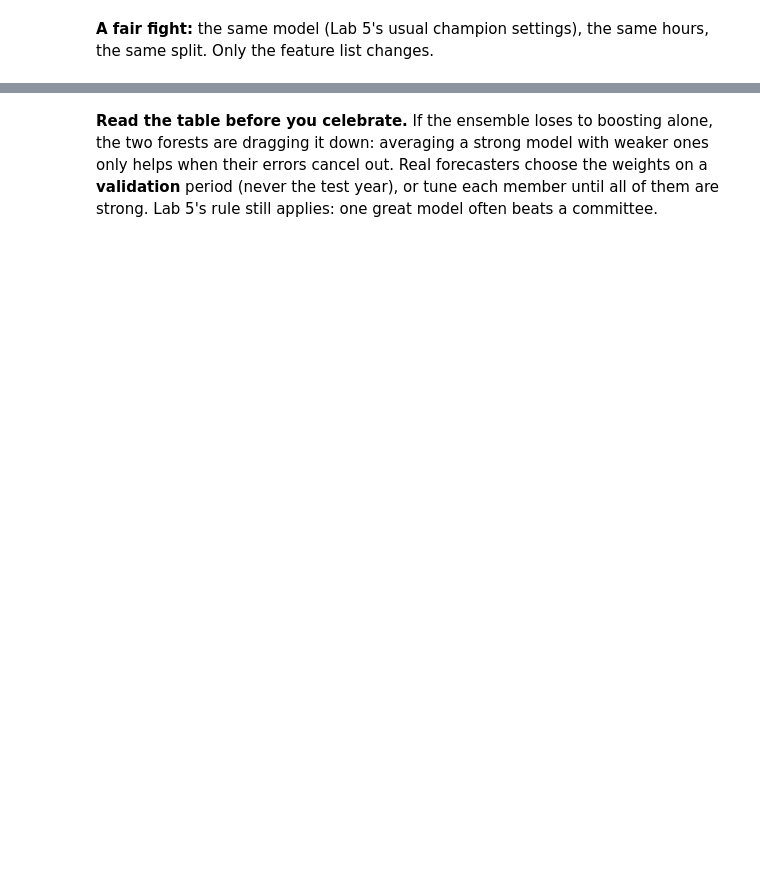
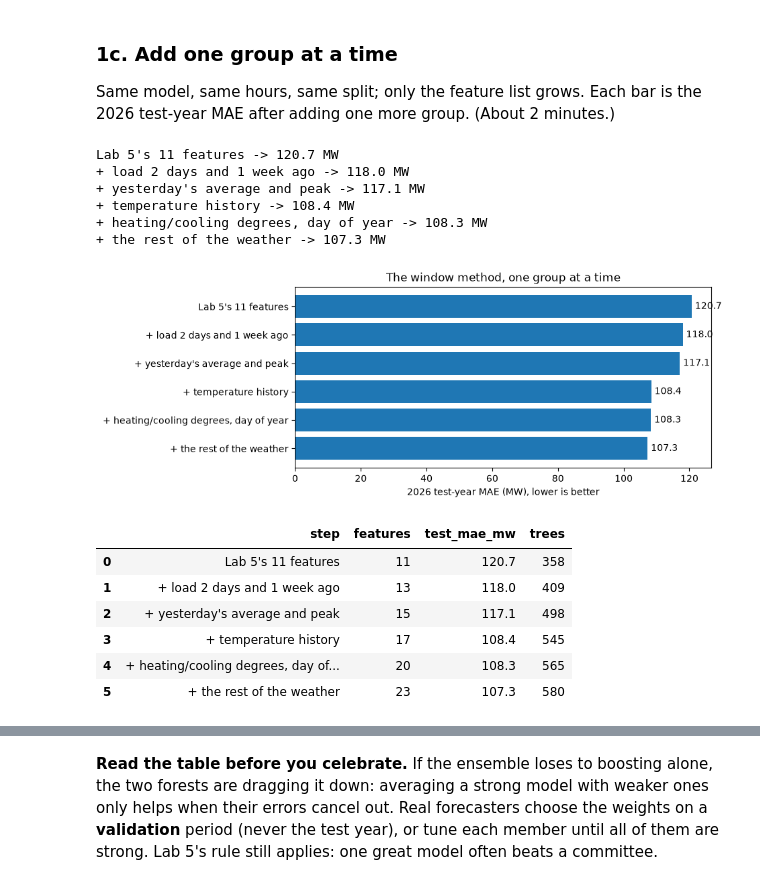
Before and after one commit to drdave-teaching/OPIM5512-notebooks, a Jupyter notebook: Module4/Lab5_Bonus_Features_Ensembles_Ranges.ipynb, the cells around one changed output, grey strips where cells are left out. Cells and saved outputs as stored; diff of their text form; code cells hidden in the pictures; blank space fills up the shorter version.

```diff
--- a/Module4/Lab5_Bonus_Features_Ensembles_Ranges.ipynb
+++ b/Module4/Lab5_Bonus_Features_Ensembles_Ranges.ipynb
@@ -77,3 +81,10 @@ def score(name, actual, predicted):
     return {"model": name,
             "test_mae_mw": round(mean_absolute_error(actual, predicted), 1),
             "test_mape_pct": round(100 * mean_absolute_percentage_error(actual, predicted), 2)}
+
+
+def booster():
+    """Lab 5's gradient boosting with early stopping: it stops adding trees once 20 in a row fail to help."""
+    return HistGradientBoostingRegressor(learning_rate=0.05, max_iter=1000, max_leaf_nodes=31, early_stopping=True,
+                                         validation_fraction=0.1, n_iter_no_change=20,
+                                         scoring="neg_mean_absolute_error", tol=0.5, random_state=SEED)
@@ -129,3 +177,0 @@ print(len(PLUS), "features |", len(X_train), "training hours |", len(X_test), "t
-# %% [markdown]
-**A fair fight:** the same model (Lab 5's usual champion settings), the same hours, the same split. Only the feature list
-changes.
@@ -145,0 +178,46 @@ pd.DataFrame(rows)
+# %% [markdown]
+### 1c. Add one group at a time
+Same model, same hours, same split; only the feature list grows. Each bar is the 2026 test-year MAE after adding one
+more group. (About 2 minutes.)
+# %%
+GROUPS = [("Lab 5's 11 features", FEATURES),
+          ("+ load 2 days and 1 week ago", ["load_2_days_ago_mw", "load_last_week_mw"]),
+          ("+ yesterday's average and peak", ["load_yesterday_avg_mw", "load_yesterday_peak_mw"]),
+          ("+ temperature history", ["temp_3h_ago_f", "temp_avg_24h_f"]),
+          ("+ heating/cooling degrees, day of year", ["heating_degrees", "cooling_degrees", "day_of_year"]),
+          ("+ the rest of the weather", EXTRA_WEATHER)]
+
+used = []
+steps = []
+for label, columns in GROUPS:
+    used = used + columns
+    model = booster().fit(X_train[used], y_train)
+    mae = mean_absolute_error(y_test, model.predict(X_test[used]))
+    steps.append({"step": label, "features": len(used), "test_mae_mw": round(mae, 1), "trees": model.n_iter_})
+    print(label, "->", round(mae, 1), "MW")
+steps = pd.DataFrame(steps)
+
+plt.figure(figsize=(8, 3.5))
+plt.barh(steps["step"], steps["test_mae_mw"])
+plt.gca().invert_yaxis()
+for i in range(len(steps)):
+    plt.text(steps["test_mae_mw"].iloc[i] + 1, i, str(steps["test_mae_mw"].iloc[i]), va="center")
+plt.xlabel("2026 test-year MAE (MW), lower is better")
+plt.title("The window method, one group at a time")
+plt.show()
+steps
+# %% [output]
+Lab 5's 11 features -> 120.7 MW
++ load 2 days and 1 week ago -> 118.0 MW
++ yesterday's average and peak -> 117.1 MW
++ temperature history -> 108.4 MW
++ heating/cooling degrees, day of year -> 108.3 MW
++ the rest of the weather -> 107.3 MW
+[figure, added]
+|  | step | features | test_mae_mw | trees |
+| 0 | Lab 5's 11 features | 11 | 120.7 | 358 |
+| 1 | + load 2 days and 1 week ago | 13 | 118.0 | 409 |
+| 2 | + yesterday's average and peak | 15 | 117.1 | 498 |
+| 3 | + temperature history | 17 | 108.4 | 545 |
+| 4 | + heating/cooling degrees, day of... | 20 | 108.3 | 565 |
+| 5 | + the rest of the weather | 23 | 107.3 | 580 |
```
Also changed, not shown: parts of 59 cells of this notebook.
